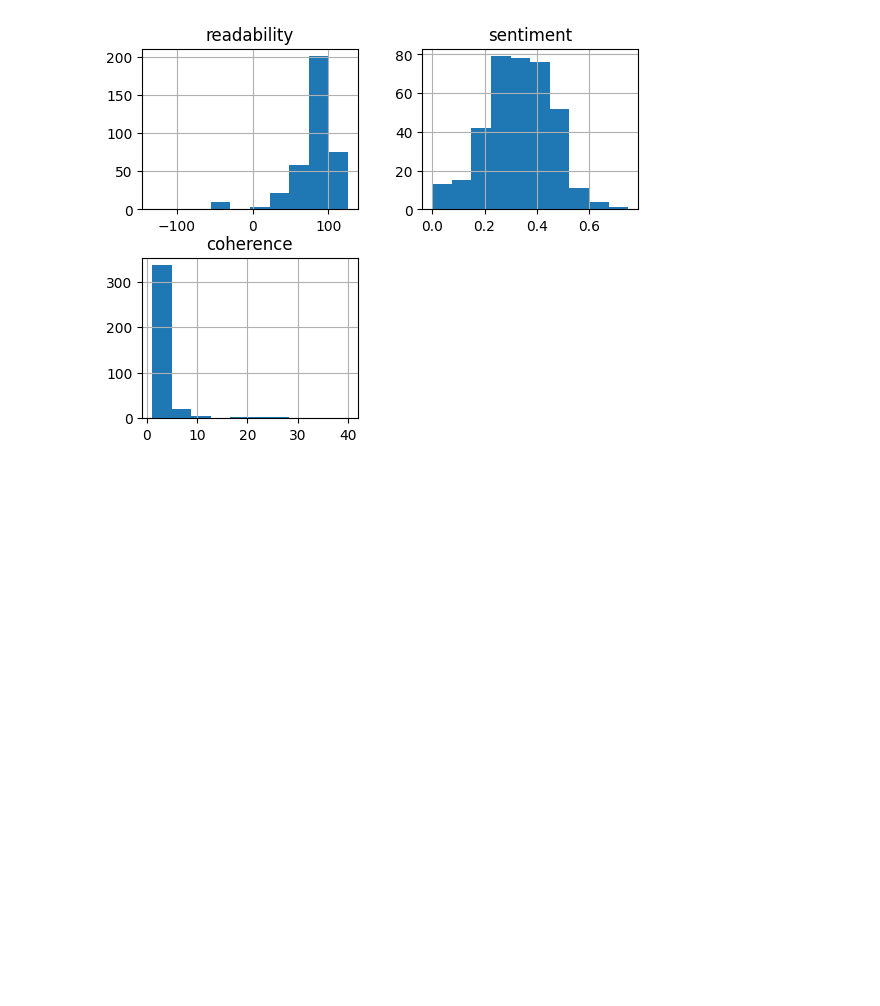
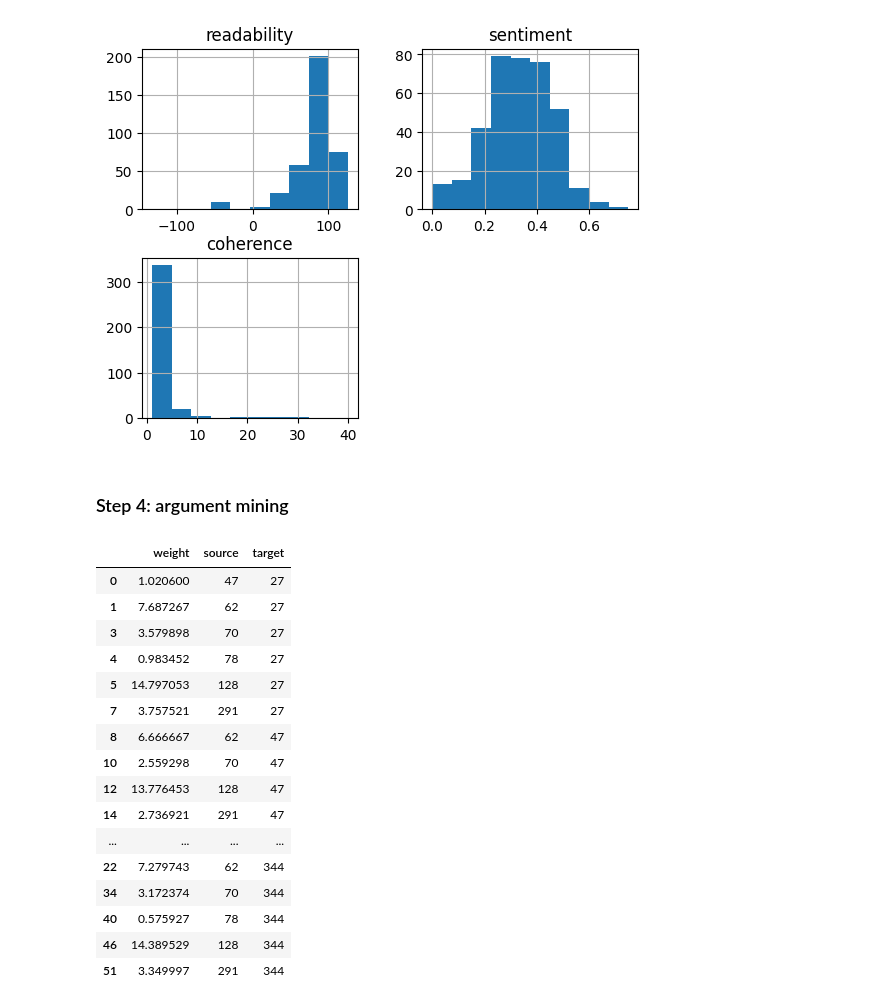
Before and after one commit to EyeofBeholder-NLeSC/orange3-argument, a Jupyter notebook: notebooks/tutorial.ipynb, the cells around one changed output. Cells and saved outputs as stored; diff of their text form; code cells hidden in the pictures; blank space fills up the shorter version.

```diff
--- a/notebooks/tutorial.ipynb
+++ b/notebooks/tutorial.ipynb
@@ -119,3 +119,5 @@ array([[<Axes: title={'center': 'readability'}>,
         <Axes: title={'center': 'sentiment'}>],
        [<Axes: title={'center': 'coherence'}>, <Axes: >]], dtype=object)
 [figure]
+# %% [markdown]
+### Step 4: argument mining
@@ -121,0 +131,20 @@ array([[<Axes: title={'center': 'readability'}>,
+# %%
+df_edges.sort_values(by=["target", "source"])
+# %% [output]
+|  | weight | source | target |
+| 0 | 1.020600 | 47 | 27 |
+| 1 | 7.687267 | 62 | 27 |
+| 3 | 3.579898 | 70 | 27 |
+| 4 | 0.983452 | 78 | 27 |
+| 5 | 14.797053 | 128 | 27 |
+| 7 | 3.757521 | 291 | 27 |
+| 8 | 6.666667 | 62 | 47 |
+| 10 | 2.559298 | 70 | 47 |
+| 12 | 13.776453 | 128 | 47 |
+| 14 | 2.736921 | 291 | 47 |
+| ... | ... | ... | ... |
+| 22 | 7.279743 | 62 | 344 |
+| 34 | 3.172374 | 70 | 344 |
+| 40 | 0.575927 | 78 | 344 |
+| 46 | 14.389529 | 128 | 344 |
+| 51 | 3.349997 | 291 | 344 |
```
Also changed, not shown: parts of 5 cells of this notebook, 1 other file.
